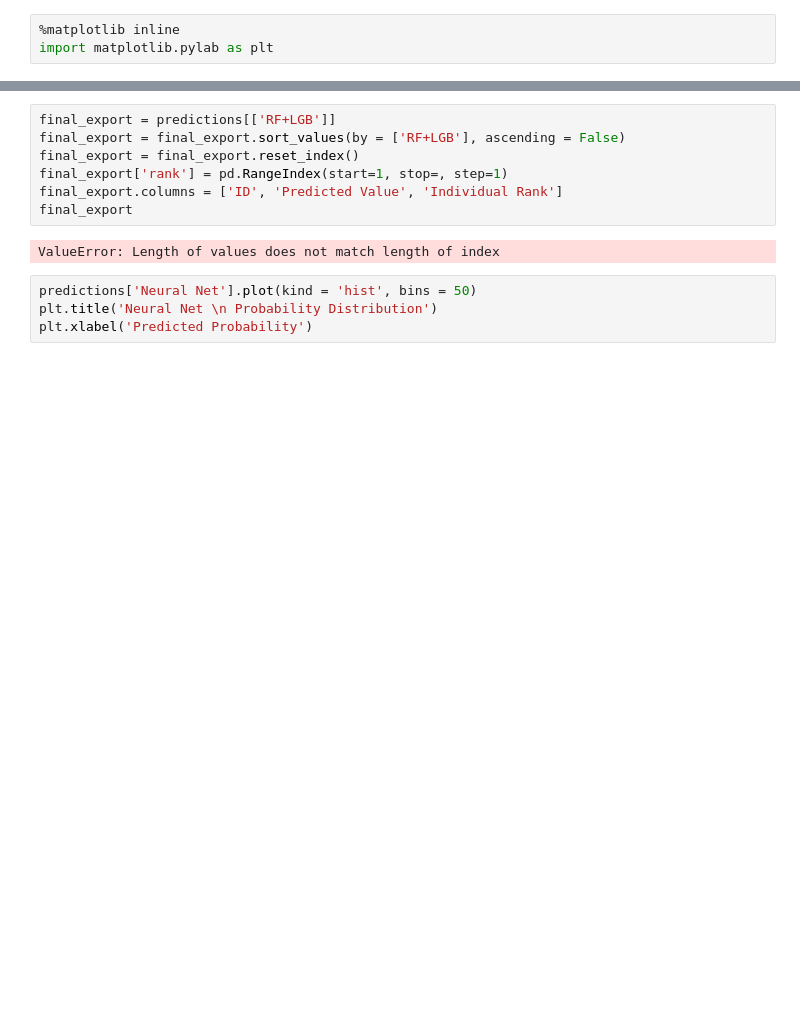
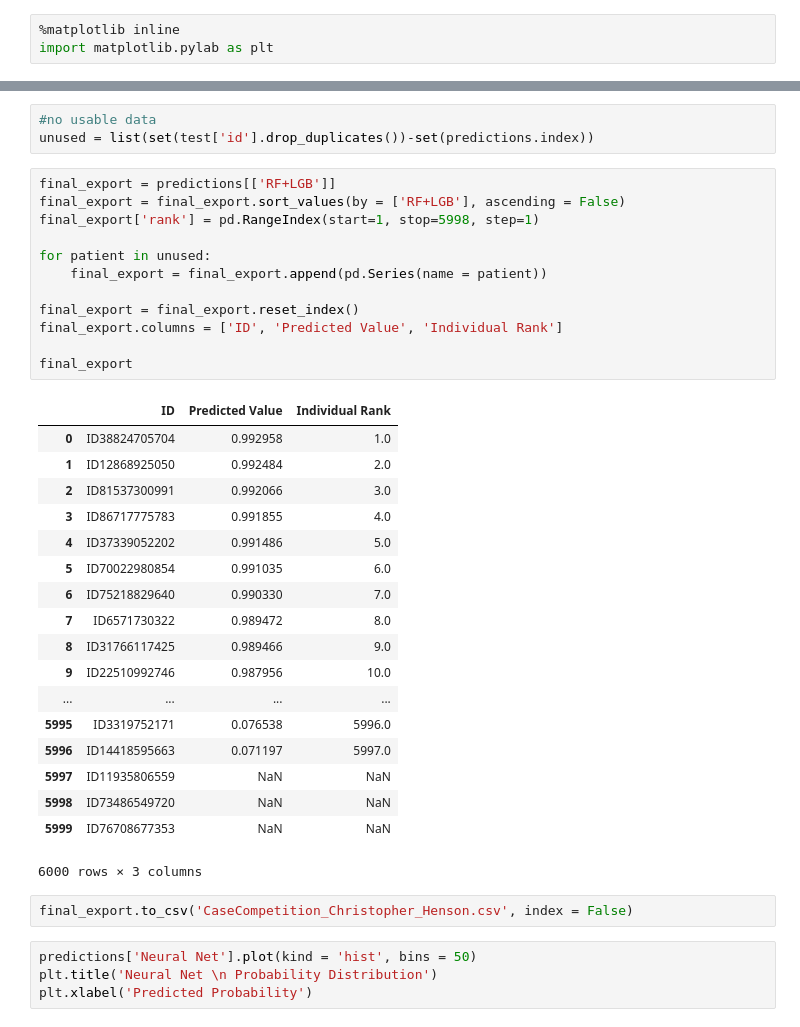
Before and after one commit to chenson2018/Humana-Mays-Competition, a Jupyter notebook: Final Model/Final Draft v4.ipynb, the cells around one changed output, grey strips where cells are left out. Drawn from its saved outputs; the diff is of its cells as text; blank space fills up the shorter version.

```diff
--- a/Final Model/Final Draft v4.ipynb
+++ b/Final Model/Final Draft v4.ipynb
@@ -234,12 +293,39 @@ predictions
+# %%
+#no usable data
+unused = list(set(test['id'].drop_duplicates())-set(predictions.index))
 # %%
 final_export = predictions[['RF+LGB']]
 final_export = final_export.sort_values(by = ['RF+LGB'], ascending = False)
+final_export['rank'] = pd.RangeIndex(start=1, stop=5998, step=1)
+
+for patient in unused:
+    final_export = final_export.append(pd.Series(name = patient))
+
 final_export = final_export.reset_index()
-final_export['rank'] = pd.RangeIndex(start=1, stop=, step=1)
 final_export.columns = ['ID', 'Predicted Value', 'Individual Rank']
+
 final_export
 # %% [output]
+|  | ID | Predicted Value | Individual Rank |
+| 0 | ID38824705704 | 0.992958 | 1.0 |
+| 1 | ID12868925050 | 0.992484 | 2.0 |
+| 2 | ID81537300991 | 0.992066 | 3.0 |
+| 3 | ID86717775783 | 0.991855 | 4.0 |
+| 4 | ID37339052202 | 0.991486 | 5.0 |
+| 5 | ID70022980854 | 0.991035 | 6.0 |
+| 6 | ID75218829640 | 0.990330 | 7.0 |
+| 7 | ID6571730322 | 0.989472 | 8.0 |
+| 8 | ID31766117425 | 0.989466 | 9.0 |
+| 9 | ID22510992746 | 0.987956 | 10.0 |
+| ... | ... | ... | ... |
+| 5995 | ID3319752171 | 0.076538 | 5996.0 |
+| 5996 | ID14418595663 | 0.071197 | 5997.0 |
+| 5997 | ID11935806559 | NaN | NaN |
+| 5998 | ID73486549720 | NaN | NaN |
+| 5999 | ID76708677353 | NaN | NaN |
-ValueError: Length of values does not match length of index
+6000 rows × 3 columns
+# %%
+final_export.to_csv('CaseCompetition_Christopher_Henson.csv', index = False)
 # %%
 predictions['Neural Net'].plot(kind = 'hist', bins = 50)
 plt.title('Neural Net \n Probability Distribution')
```
Also changed, not shown: parts of 11 cells of this notebook, 19 other files.
